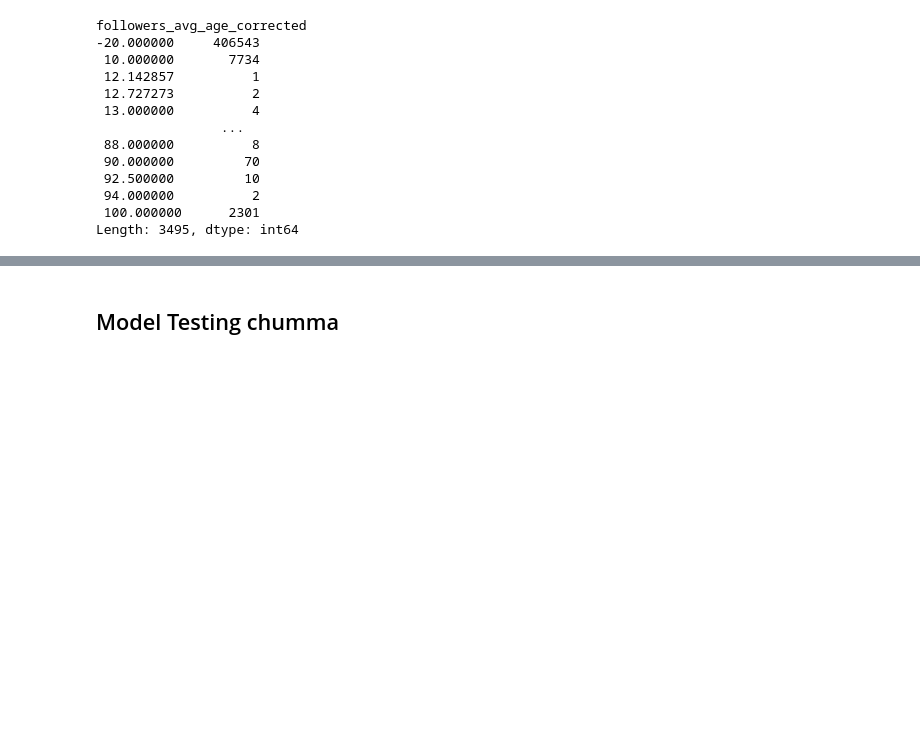
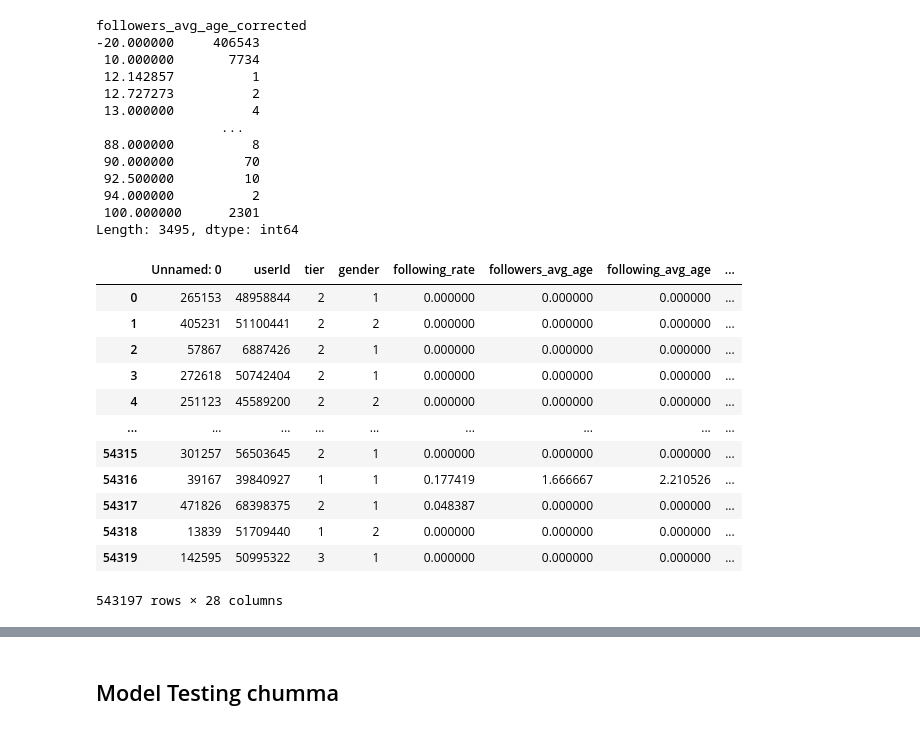
Before and after one commit to aryanpandey/Cascade-Cup-2020, a Jupyter notebook: Cascade Cup 2020.ipynb, the cells around one changed output, grey strips where cells are left out. Drawn from its saved outputs; the diff is of its cells as text; code cells hidden in the pictures; blank space fills up the shorter version.

```diff
--- a/Cascade Cup 2020.ipynb
+++ b/Cascade Cup 2020.ipynb
@@ -154,3 +154,20 @@ followers_avg_age_corrected
 Length: 3495, dtype: int64
 # %%
 test['followers_avg_age_corrected'] = 30*test['followers_avg_age'] - 20
+# %%
+traintest = pd.concat([train, test])
+traintest
+# %% [output]
+|  | Unnamed: 0 | userId | tier | gender | following_rate | followers_avg_age | following_avg_age | ... |
+| 0 | 265153 | 48958844 | 2 | 1 | 0.000000 | 0.000000 | 0.000000 | ... |
+| 1 | 405231 | 51100441 | 2 | 2 | 0.000000 | 0.000000 | 0.000000 | ... |
+| 2 | 57867 | 6887426 | 2 | 1 | 0.000000 | 0.000000 | 0.000000 | ... |
+| 3 | 272618 | 50742404 | 2 | 1 | 0.000000 | 0.000000 | 0.000000 | ... |
+| 4 | 251123 | 45589200 | 2 | 2 | 0.000000 | 0.000000 | 0.000000 | ... |
+| ... | ... | ... | ... | ... | ... | ... | ... | ... |
+| 54315 | 301257 | 56503645 | 2 | 1 | 0.000000 | 0.000000 | 0.000000 | ... |
+| 54316 | 39167 | 39840927 | 1 | 1 | 0.177419 | 1.666667 | 2.210526 | ... |
+| 54317 | 471826 | 68398375 | 2 | 1 | 0.048387 | 0.000000 | 0.000000 | ... |
+| 54318 | 13839 | 51709440 | 1 | 2 | 0.000000 | 0.000000 | 0.000000 | ... |
+| 54319 | 142595 | 50995322 | 3 | 1 | 0.000000 | 0.000000 | 0.000000 | ... |
+543197 rows × 28 columns
```
Also changed, not shown: parts of 8 cells of this notebook.
